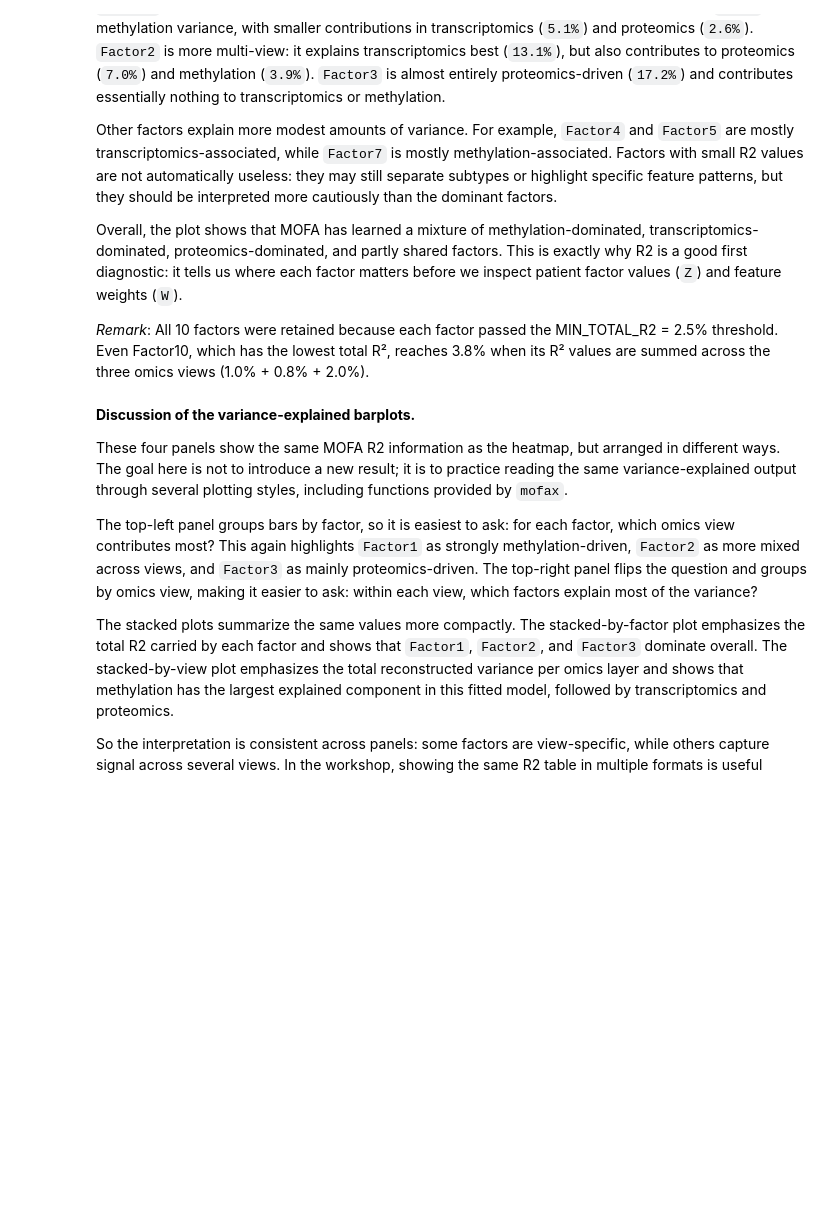
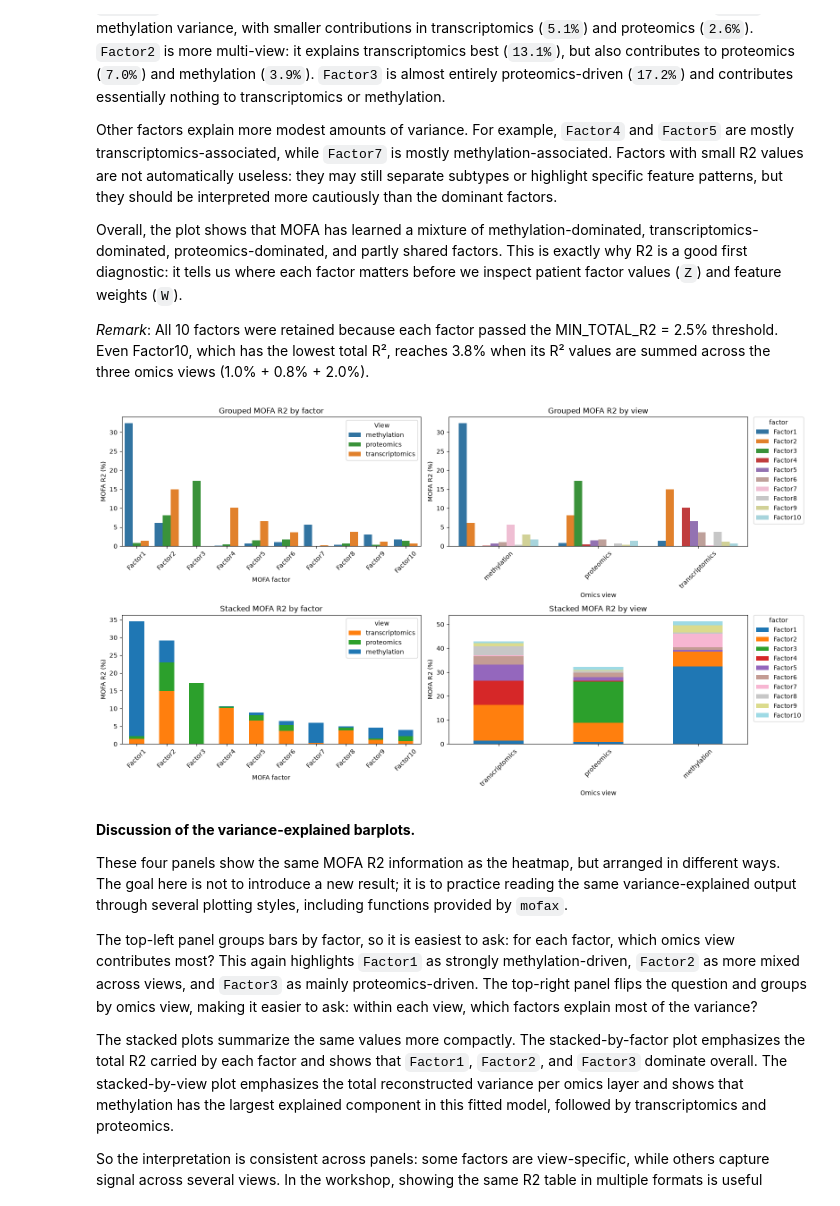
Before and after one commit to Barry8197/ECCB_2026_T8_CODE, a Jupyter notebook: sessions/session-2-multi-omics/part-2-correlation-based-methods.ipynb, the cells around one changed output. Cells and saved outputs as stored; diff of their text form; code cells hidden in the pictures; blank space fills up the shorter version.

```diff
--- a/sessions/session-2-multi-omics/part-2-correlation-based-methods.ipynb
+++ b/sessions/session-2-multi-omics/part-2-correlation-based-methods.ipynb
@@ -512,48 +592,60 @@ mfx.plot_r2_barplot(
     ax=axes[0, 0],
 )
 axes[0, 0].set_title("Grouped MOFA R2 by factor")
 axes[0, 0].set_xlabel("MOFA factor")
 axes[0, 0].set_ylabel("MOFA R2 (%)")
 axes[0, 0].tick_params(axis="x", rotation=45)
 
 # Top right: grouped bars compare factors within each omics view.
-### Exercise 2: Compare factors within each omics view - Use the same code as above, but group by factor instead of view.
-### **Question:** Which factor explains the most variance in each omics view?
-
-# -----------------
-# YOUR CODE HERE
-# -----------------
+mfx.plot_r2_barplot(
+    mofa_model_mfx,
+    factors=active_factor_indices,
+    view=None,
+    x="View",
+    groupby="Factor",
+    palette=factor_colors,
+    ax=axes[0, 1],
+)
+axes[0, 1].set_title("Grouped MOFA R2 by view")
+axes[0, 1].set_xlabel("Omics view")
+axes[0, 1].set_ylabel("MOFA R2 (%)")
+axes[0, 1].tick_params(axis="x", rotation=45)
+axes[0, 1].legend(title="factor", bbox_to_anchor=(1.02, 1), loc="upper left", borderaxespad=0)
 
 # For stacked panels, use the same official mofax R2 table.
 r2_for_bars = mofa_model_mfx.get_r2(factors=active_factor_indices, per_factor=True).copy()
 r2_for_bars["factor"] = r2_for_bars["Factor"]
 
 # Bottom left: each factor is one bar, stacked by omics view.
 r2_stacked_by_factor = (
     r2_for_bars
     .pivot_table(index="factor", columns="View", values="R2", aggfunc="sum")
     .reindex(index=active_factor_cols, columns=view_names)
 )
 r2_stacked_by_factor.plot(kind="bar", stacked=True, ax=axes[1, 0], color=view_palette)
 axes[1, 0].set_title("Stacked MOFA R2 by factor")
 axes[1, 0].set_xlabel("MOFA factor")
 axes[1, 0].set_ylabel("MOFA R2 (%)")
 axes[1, 0].tick_params(axis="x", rotation=45)
 axes[1, 0].legend(title="view")
 
 # Bottom right: each view is one bar, stacked by factor.
-### Exercise 3: Create a stacked R² bar plot - Use the same code as above, but pivot by view instead of factor.
-### **Questions**
-### 1. Which omics view has the largest total variance explained?
-### 2. Is each view dominated by one factor or several factors?
-### 3. How does the stacked plot complement the grouped plot?
-
-# -----------------
-# YOUR CODE HERE
-# -----------------
+r2_stacked_by_view = (
+    r2_for_bars
+    .pivot_table(index="View", columns="factor", values="R2", aggfunc="sum")
+    .reindex(index=view_names, columns=active_factor_cols)
+)
+r2_stacked_by_view.plot(kind="bar", stacked=True, ax=axes[1, 1], color=factor_colors)
+axes[1, 1].set_title("Stacked MOFA R2 by view")
+axes[1, 1].set_xlabel("Omics view")
+axes[1, 1].set_ylabel("MOFA R2 (%)")
+axes[1, 1].tick_params(axis="x", rotation=45)
+axes[1, 1].legend(title="factor", bbox_to_anchor=(1.02, 1), loc="upper left", borderaxespad=0)
 
 plt.tight_layout()
 plt.show()
+# %% [output]
+[figure, added]
 # %% [markdown]
 **Discussion of the variance-explained barplots.**
 
```
Also changed, not shown: parts of 23 cells of this notebook, 24 other files.
